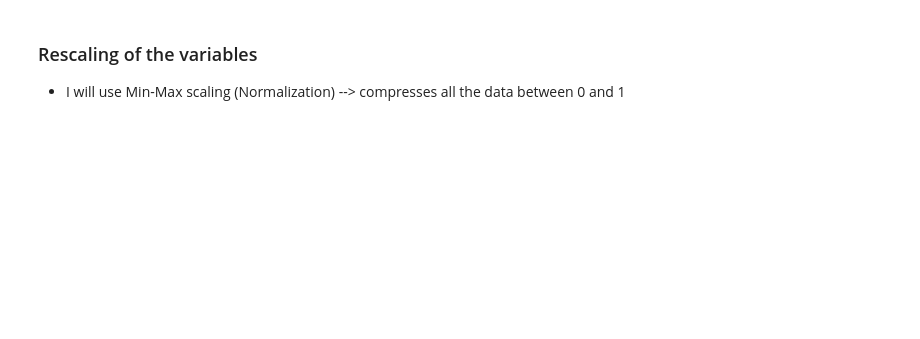
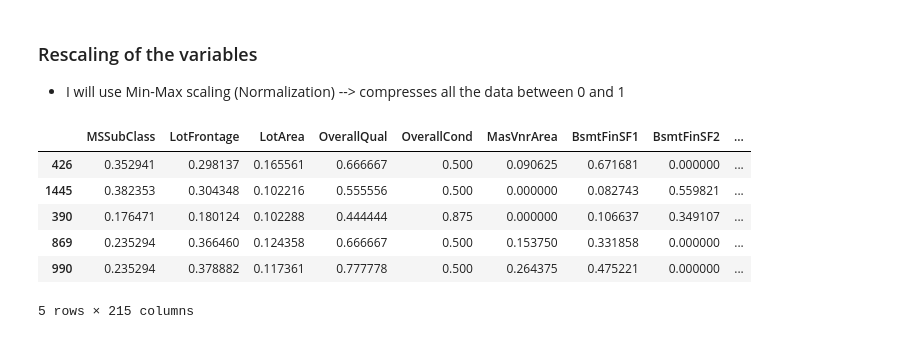
Before and after one commit to kc11381/Housing_Price_Prediction_Case_Study, a Jupyter notebook: house_price_prediction.ipynb, the cells around one changed output. Cells and saved outputs as stored; diff of their text form; code cells hidden in the pictures; blank space fills up the shorter version.

```diff
--- a/house_price_prediction.ipynb
+++ b/house_price_prediction.ipynb
@@ -393,9 +404,15 @@ print(df_test.shape)
 # %%
 # Creating MinMaxScaler object
 scaler = MinMaxScaler()
-# create a list of numeric variables
-num_vars = housing_df[]
 # fit on data
 df_train[num_vars] = scaler.fit_transform(df_train[num_vars])
 df_train.head()
 # So all numberic values are now between 0 and 1
+# %% [output]
+|  | MSSubClass | LotFrontage | LotArea | OverallQual | OverallCond | MasVnrArea | BsmtFinSF1 | BsmtFinSF2 | ... |
+| 426 | 0.352941 | 0.298137 | 0.165561 | 0.666667 | 0.500 | 0.090625 | 0.671681 | 0.000000 | ... |
+| 1445 | 0.382353 | 0.304348 | 0.102216 | 0.555556 | 0.500 | 0.000000 | 0.082743 | 0.559821 | ... |
+| 390 | 0.176471 | 0.180124 | 0.102288 | 0.444444 | 0.875 | 0.000000 | 0.106637 | 0.349107 | ... |
+| 869 | 0.235294 | 0.366460 | 0.124358 | 0.666667 | 0.500 | 0.153750 | 0.331858 | 0.000000 | ... |
+| 990 | 0.235294 | 0.378882 | 0.117361 | 0.777778 | 0.500 | 0.264375 | 0.475221 | 0.000000 | ... |
+5 rows × 215 columns
```
Also changed, not shown: parts of 25 cells of this notebook.
